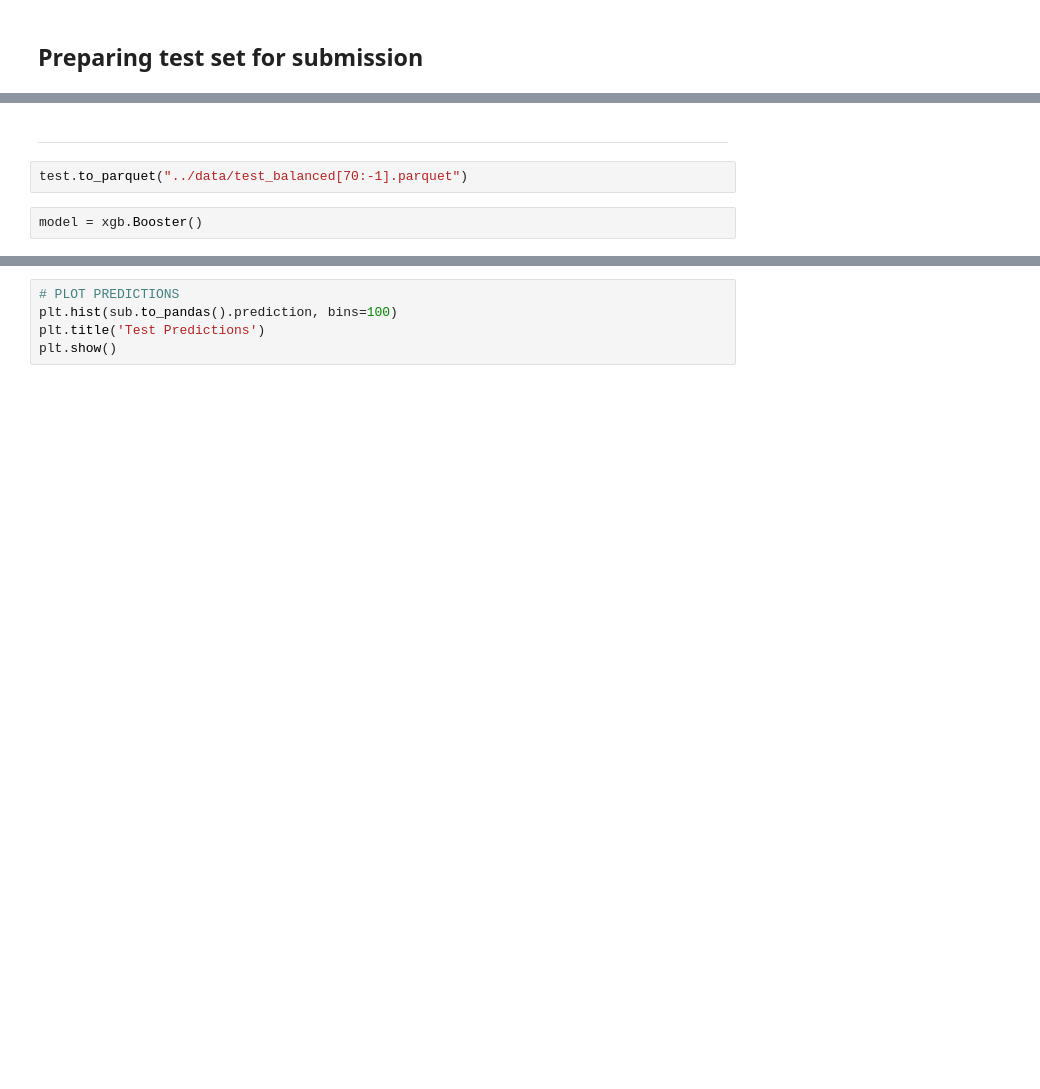
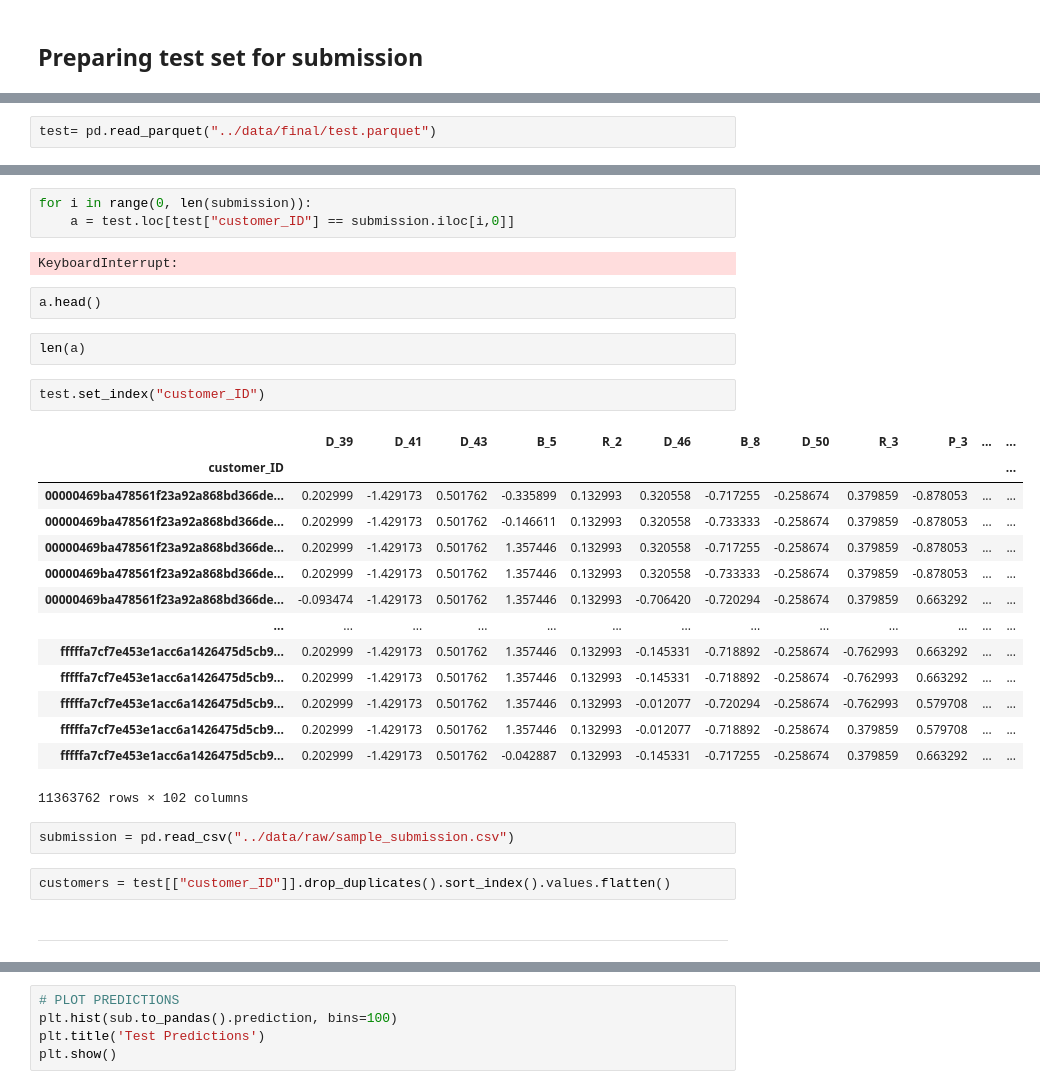
Before and after one commit to Victor-cb/American_Express-Default_Prediction, a Jupyter notebook: notebooks/06-predictions_submission.ipynb, the cells around one changed output, grey strips where cells are left out. Drawn from its saved outputs; the diff is of its cells as text; blank space fills up the shorter version.

```diff
--- a/notebooks/06-predictions_submission.ipynb
+++ b/notebooks/06-predictions_submission.ipynb
@@ -131,0 +135,2 @@ Name: B_1, dtype: int64
+# %%
+test= pd.read_parquet("../data/final/test.parquet")
@@ -132,6 +159,32 @@ Name: B_1, dtype: int64
+# %%
+for i in range(0, len(submission)):
+    a = test.loc[test["customer_ID"] == submission.iloc[i,0]]
+# %% [output]
+KeyboardInterrupt:
+# %%
+a.head()
+# %%
+len(a)
+# %%
+test.set_index("customer_ID")
+# %% [output]
+|  | D_39 | D_41 | D_43 | B_5 | R_2 | D_46 | B_8 | D_50 | R_3 | P_3 | ... | ... |
+| customer_ID |  |  |  |  |  |  |  |  |  |  |  | ... |
+| 00000469ba478561f23a92a868bd366de... | 0.202999 | -1.429173 | 0.501762 | -0.335899 | 0.132993 | 0.320558 | -0.717255 | -0.258674 | 0.379859 | -0.878053 | ... | ... |
+| 00000469ba478561f23a92a868bd366de... | 0.202999 | -1.429173 | 0.501762 | -0.146611 | 0.132993 | 0.320558 | -0.733333 | -0.258674 | 0.379859 | -0.878053 | ... | ... |
+| 00000469ba478561f23a92a868bd366de... | 0.202999 | -1.429173 | 0.501762 | 1.357446 | 0.132993 | 0.320558 | -0.717255 | -0.258674 | 0.379859 | -0.878053 | ... | ... |
+| 00000469ba478561f23a92a868bd366de... | 0.202999 | -1.429173 | 0.501762 | 1.357446 | 0.132993 | 0.320558 | -0.733333 | -0.258674 | 0.379859 | -0.878053 | ... | ... |
+| 00000469ba478561f23a92a868bd366de... | -0.093474 | -1.429173 | 0.501762 | 1.357446 | 0.132993 | -0.706420 | -0.720294 | -0.258674 | 0.379859 | 0.663292 | ... | ... |
+| ... | ... | ... | ... | ... | ... | ... | ... | ... | ... | ... | ... | ... |
+| fffffa7cf7e453e1acc6a1426475d5cb9... | 0.202999 | -1.429173 | 0.501762 | 1.357446 | 0.132993 | -0.145331 | -0.718892 | -0.258674 | -0.762993 | 0.663292 | ... | ... |
+| fffffa7cf7e453e1acc6a1426475d5cb9... | 0.202999 | -1.429173 | 0.501762 | 1.357446 | 0.132993 | -0.145331 | -0.718892 | -0.258674 | -0.762993 | 0.663292 | ... | ... |
+| fffffa7cf7e453e1acc6a1426475d5cb9... | 0.202999 | -1.429173 | 0.501762 | 1.357446 | 0.132993 | -0.012077 | -0.720294 | -0.258674 | -0.762993 | 0.579708 | ... | ... |
+| fffffa7cf7e453e1acc6a1426475d5cb9... | 0.202999 | -1.429173 | 0.501762 | 1.357446 | 0.132993 | -0.012077 | -0.718892 | -0.258674 | 0.379859 | 0.579708 | ... | ... |
+| fffffa7cf7e453e1acc6a1426475d5cb9... | 0.202999 | -1.429173 | 0.501762 | -0.042887 | 0.132993 | -0.145331 | -0.717255 | -0.258674 | 0.379859 | 0.663292 | ... | ... |
+11363762 rows × 102 columns
+# %%
+submission = pd.read_csv("../data/raw/sample_submission.csv")
+# %%
+customers = test[["customer_ID"]].drop_duplicates().sort_index().values.flatten()
 # %% [markdown]
 _____________________________________________
-# %%
-test.to_parquet("../data/test_balanced[70:-1].parquet")
-# %%
-model = xgb.Booster()
```
Also changed, not shown: parts of 30 cells of this notebook, 4 other files.
